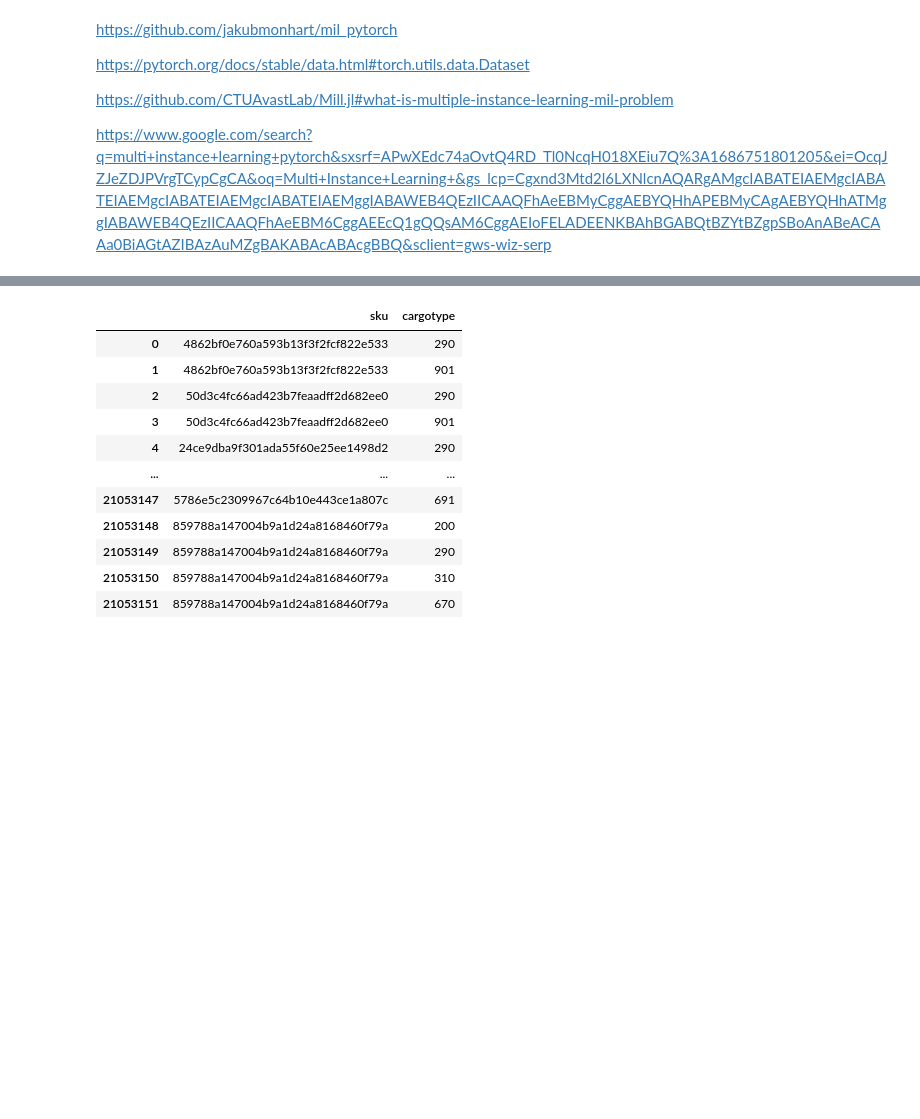
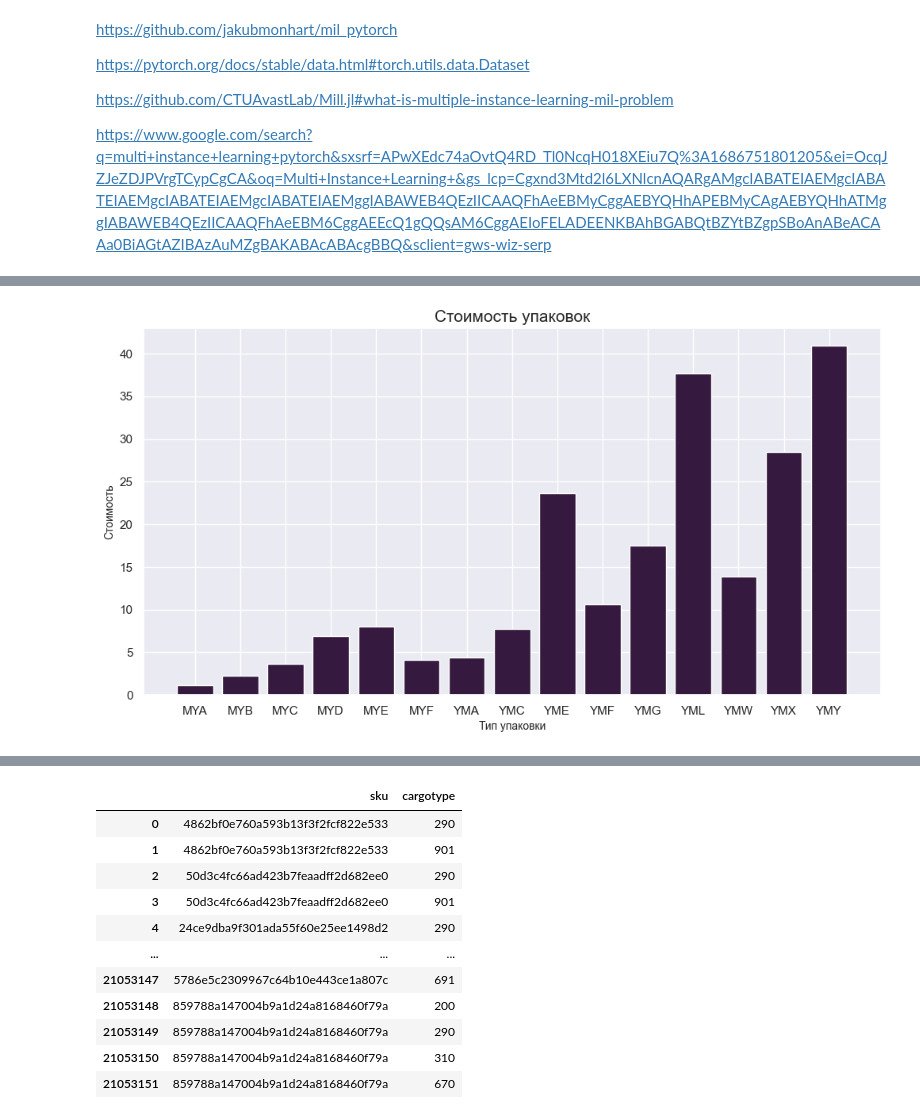
Before and after one commit to johnmcv761/Ya_hackaton_package_choose, a Jupyter notebook: catboost.ipynb, the cells around one changed output, grey strips where cells are left out. Saved outputs shown, nothing was run; the diff lists cells and outputs as text; code cells hidden in the pictures; blank space fills up the shorter version.

```diff
--- a/catboost.ipynb
+++ b/catboost.ipynb
@@ -119,7 +121,7 @@ from sklearn.preprocessing import LabelEncoder
 # %%
 import matplotlib as mlp
 
-sns.set_theme(style='darkgrid', palette='mako')
+sns.set_theme(style='darkgrid', palette='rocket')
 
 mlp.rcParams['axes.labelsize'] = 10
 mlp.rcParams['axes.titlesize'] = 15
@@ -133,6 +135,6 @@ RANDOM = 42
 # %%
 cargotype_info = pd.read_csv('data/cargotype_info.csv', index_col='Unnamed: 0')
-carton_price = pd.read_excel('data/carton_price.xlsx')
+carton_price = pd.read_excel('data/carton_price.xlsx', index_col='Unnamed: 0')
 carton = pd.read_csv('data/carton.csv')
 data = pd.read_csv('data/data.csv', index_col='Unnamed: 0')
 sku_cargotypes = pd.read_csv('data/sku_cargotypes.csv', index_col='Unnamed: 0')
@@ -139,0 +173,10 @@ sku = pd.read_csv('data/sku.csv', index_col='Unnamed: 0')
+# %%
+carton_price.columns = ['price']
+# %%
+plt.figure(figsize=(12, 6))
+plt.bar(carton_price.index,  carton_price.price)
+plt.title('Стоимость упаковок')
+plt.xlabel('Тип упаковки')
+plt.ylabel('Стоимость');
+# %% [output]
+[figure, added]
```
Also changed, not shown: parts of 27 cells of this notebook.
